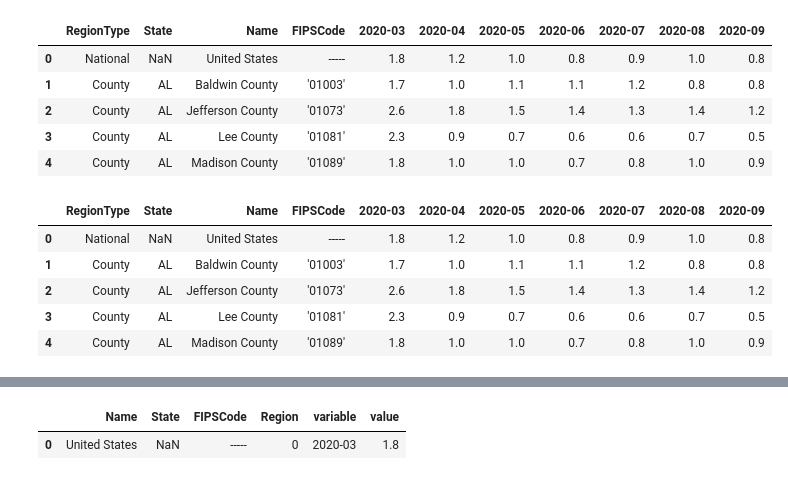
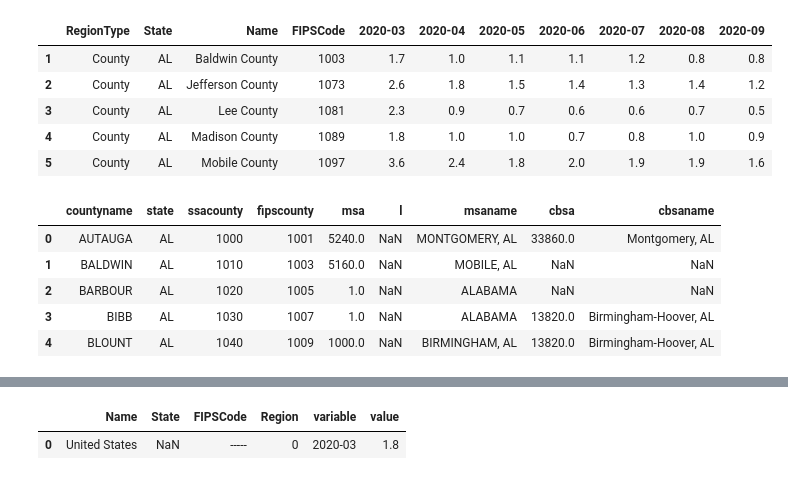
Before and after one commit to jamilao/housing-and-covid19, a Jupyter notebook: notebooks/MortgageDataProcessing.ipynb, the cells around one changed output, grey strips where cells are left out. Saved outputs shown, nothing was run; the diff lists cells and outputs as text; code cells hidden in the pictures.

```diff
--- a/notebooks/MortgageDataProcessing.ipynb
+++ b/notebooks/MortgageDataProcessing.ipynb
@@ -12,22 +12,29 @@ interim_data_dir = data_dir / "interim"
 processed_data_dir = data_dir / "processed"
 
 interim_mortgage_file = interim_data_dir / "CountyMortgagesPercent-30-89DaysLate-thru-2020-09.csv"
+interim_msa_file = interim_data_dir / "cbsatocountycrosswalk.csv"
 # %%
 mortgage_delinq_df = pd.read_csv(interim_mortgage_file)
 mortgage_delinq_df = pd.concat([mortgage_delinq_df.iloc[:,0:4],mortgage_delinq_df.iloc[:,-7:]],axis = 1)
+mortgage_delinq_df = mortgage_delinq_df[mortgage_delinq_df['State'].notna()]
+mortgage_delinq_df['FIPSCode'] = mortgage_delinq_df['FIPSCode'].str.replace("'",'')
+mortgage_delinq_df['FIPSCode'] = mortgage_delinq_df['FIPSCode'].astype(int)
 mortgage_delinq_df.head()
 # %% [output]
 |  | RegionType | State | Name | FIPSCode | 2020-03 | 2020-04 | 2020-05 | 2020-06 | 2020-07 | 2020-08 | 2020-09 |
-| 0 | National | NaN | United States | ----- | 1.8 | 1.2 | 1.0 | 0.8 | 0.9 | 1.0 | 0.8 |
-| 1 | County | AL | Baldwin County | '01003' | 1.7 | 1.0 | 1.1 | 1.1 | 1.2 | 0.8 | 0.8 |
-| 2 | County | AL | Jefferson County | '01073' | 2.6 | 1.8 | 1.5 | 1.4 | 1.3 | 1.4 | 1.2 |
-| 3 | County | AL | Lee County | '01081' | 2.3 | 0.9 | 0.7 | 0.6 | 0.6 | 0.7 | 0.5 |
-| 4 | County | AL | Madison County | '01089' | 1.8 | 1.0 | 1.0 | 0.7 | 0.8 | 1.0 | 0.9 |
+| 1 | County | AL | Baldwin County | 1003 | 1.7 | 1.0 | 1.1 | 1.1 | 1.2 | 0.8 | 0.8 |
+| 2 | County | AL | Jefferson County | 1073 | 2.6 | 1.8 | 1.5 | 1.4 | 1.3 | 1.4 | 1.2 |
+| 3 | County | AL | Lee County | 1081 | 2.3 | 0.9 | 0.7 | 0.6 | 0.6 | 0.7 | 0.5 |
+| 4 | County | AL | Madison County | 1089 | 1.8 | 1.0 | 1.0 | 0.7 | 0.8 | 1.0 | 0.9 |
+| 5 | County | AL | Mobile County | 1097 | 3.6 | 2.4 | 1.8 | 2.0 | 1.9 | 1.9 | 1.6 |
 # %%
+msa_df = pd.read_csv(interim_msa_file)
+msa_df = msa_df.iloc[:,0:9]
+msa_df.head()
 # %% [output]
-|  | RegionType | State | Name | FIPSCode | 2020-03 | 2020-04 | 2020-05 | 2020-06 | 2020-07 | 2020-08 | 2020-09 |
-| 0 | National | NaN | United States | ----- | 1.8 | 1.2 | 1.0 | 0.8 | 0.9 | 1.0 | 0.8 |
-| 1 | County | AL | Baldwin County | '01003' | 1.7 | 1.0 | 1.1 | 1.1 | 1.2 | 0.8 | 0.8 |
-| 2 | County | AL | Jefferson County | '01073' | 2.6 | 1.8 | 1.5 | 1.4 | 1.3 | 1.4 | 1.2 |
-| 3 | County | AL | Lee County | '01081' | 2.3 | 0.9 | 0.7 | 0.6 | 0.6 | 0.7 | 0.5 |
-| 4 | County | AL | Madison County | '01089' | 1.8 | 1.0 | 1.0 | 0.7 | 0.8 | 1.0 | 0.9 |
+|  | countyname | state | ssacounty | fipscounty | msa | l | msaname | cbsa | cbsaname |
+| 0 | AUTAUGA | AL | 1000 | 1001 | 5240.0 | NaN | MONTGOMERY, AL | 33860.0 | Montgomery, AL |
+| 1 | BALDWIN | AL | 1010 | 1003 | 5160.0 | NaN | MOBILE, AL | NaN | NaN |
+| 2 | BARBOUR | AL | 1020 | 1005 | 1.0 | NaN | ALABAMA | NaN | NaN |
+| 3 | BIBB | AL | 1030 | 1007 | 1.0 | NaN | ALABAMA | 13820.0 | Birmingham-Hoover, AL |
+| 4 | BLOUNT | AL | 1040 | 1009 | 1000.0 | NaN | BIRMINGHAM, AL | 13820.0 | Birmingham-Hoover, AL |
```
Also changed, not shown: parts of 9 cells of this notebook, 1 other file.
